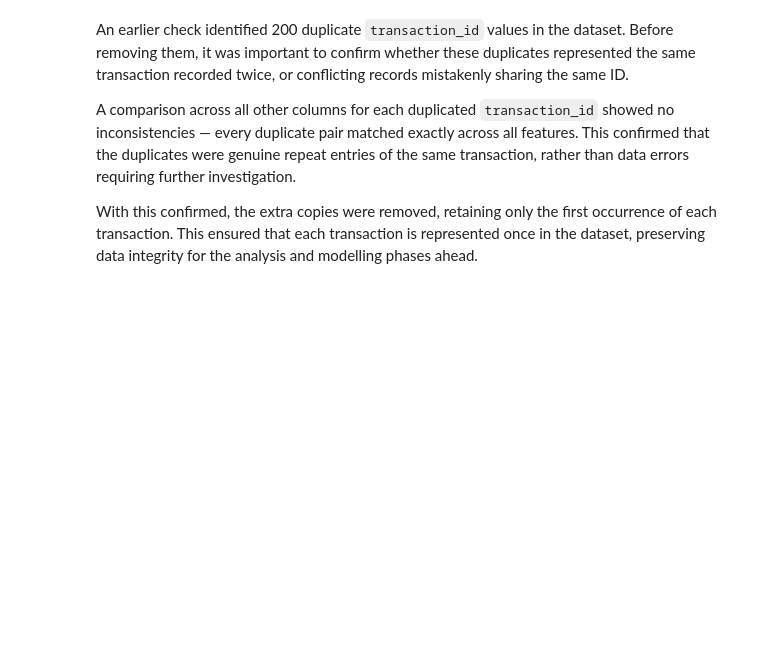
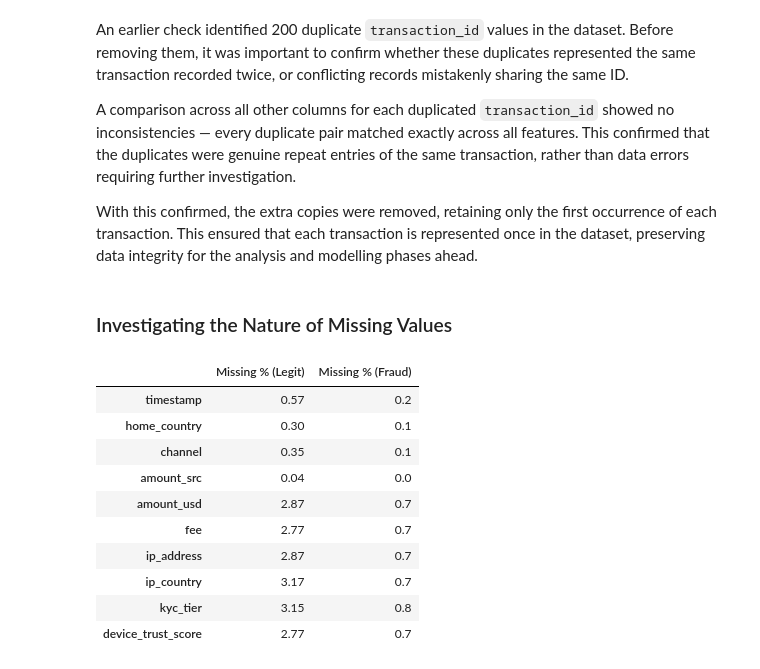
Before and after one commit to LeesiElekwa/Digital_Transfer_Fraud_Detection_System, a Jupyter notebook: Notebooks/Data Cleaning.ipynb, the cells around one changed output. Saved outputs shown, nothing was run; the diff lists cells and outputs as text; code cells hidden in the pictures; blank space fills up the shorter version.

```diff
--- a/Notebooks/Data Cleaning.ipynb
+++ b/Notebooks/Data Cleaning.ipynb
@@ -333,3 +333,26 @@ An earlier check identified 200 duplicate `transaction_id` values in the dataset
 A comparison across all other columns for each duplicated `transaction_id` showed no inconsistencies — every duplicate pair matched exactly across all features. This confirmed that the duplicates were genuine repeat entries of the same transaction, rather than data errors requiring further investigation.
 
 With this confirmed, the extra copies were removed, retaining only the first occurrence of each transaction. This ensured that each transaction is represented once in the dataset, preserving data integrity for the analysis and modelling phases ahead.
+# %% [markdown]
+### Investigating the Nature of Missing Values
+# %%
+# Missingness Analysis - Understanding if the missing features are significantly related to fradulent transactions
+
+missing_cols = ['timestamp', 'home_country', 'channel', 'amount_src', 'amount_usd',
+                'fee', 'ip_address', 'ip_country', 'kyc_tier', 'device_trust_score']
+
+missing_by_fraud = df_transaction.groupby('is_fraud')[missing_cols].apply(lambda x: x.isnull().mean() * 100).T
+missing_by_fraud.columns = ['Missing % (Legit)', 'Missing % (Fraud)']
+missing_by_fraud.round(2)
+# %% [output]
+|  | Missing % (Legit) | Missing % (Fraud) |
+| timestamp | 0.57 | 0.2 |
+| home_country | 0.30 | 0.1 |
+| channel | 0.35 | 0.1 |
+| amount_src | 0.04 | 0.0 |
+| amount_usd | 2.87 | 0.7 |
+| fee | 2.77 | 0.7 |
+| ip_address | 2.87 | 0.7 |
+| ip_country | 3.17 | 0.7 |
+| kyc_tier | 3.15 | 0.8 |
+| device_trust_score | 2.77 | 0.7 |
```
Also changed, not shown: parts of 6 cells of this notebook.
